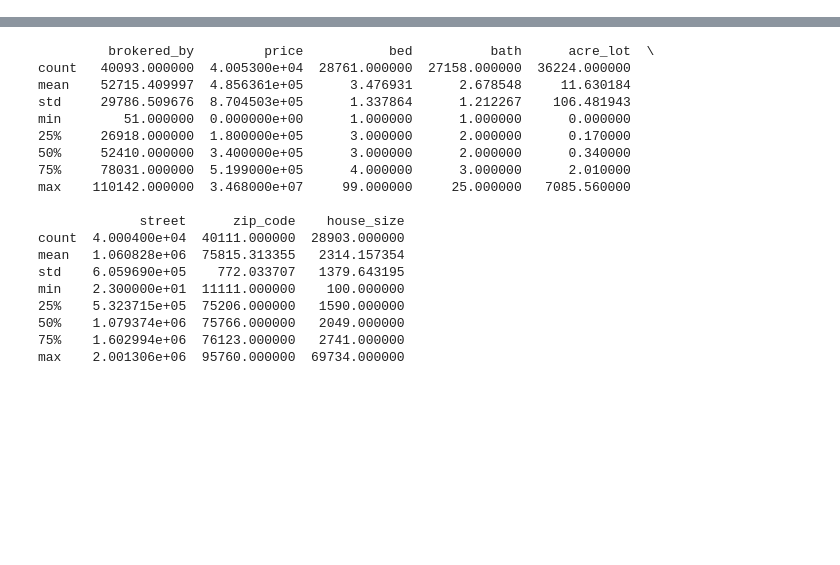
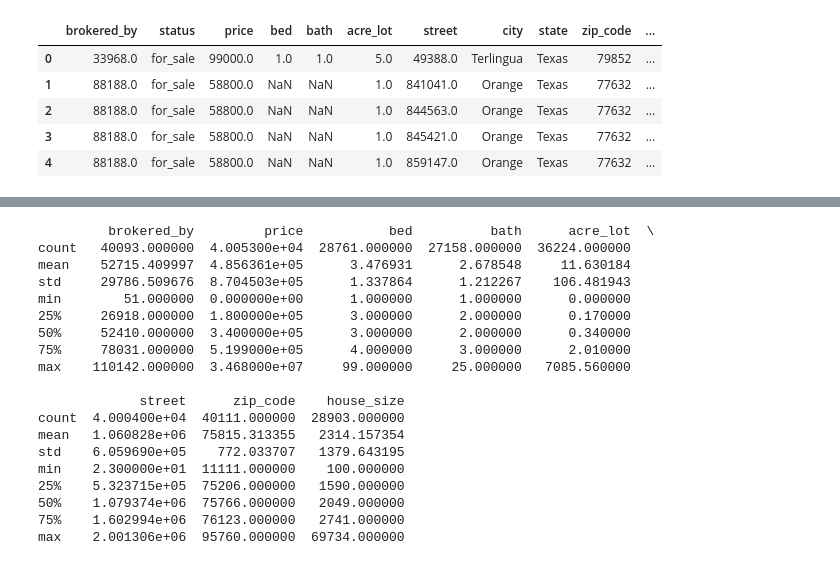
Before and after one commit to trentlerma/groupthreeproject, a Jupyter notebook: Project 2.ipynb, the cells around one changed output, grey strips where cells are left out. Drawn from its saved outputs; the diff is of its cells as text; code cells hidden in the pictures; blank space fills up the shorter version.

```diff
--- a/Project 2.ipynb
+++ b/Project 2.ipynb
@@ -9,3 +22,12 @@ from sklearn.preprocessing import OneHotEncoder, OrdinalEncoder
 # Load the dataset into a pandas DataFrame
 
 Real_Estate_data_df = pd.read_csv('USA Real Estate Dataset new.csv')
+# %%
+Real_Estate_data_df.head()
+# %% [output]
+|  | brokered_by | status | price | bed | bath | acre_lot | street | city | state | zip_code | ... |
+| 0 | 33968.0 | for_sale | 99000.0 | 1.0 | 1.0 | 5.0 | 49388.0 | Terlingua | Texas | 79852 | ... |
+| 1 | 88188.0 | for_sale | 58800.0 | NaN | NaN | 1.0 | 841041.0 | Orange | Texas | 77632 | ... |
+| 2 | 88188.0 | for_sale | 58800.0 | NaN | NaN | 1.0 | 844563.0 | Orange | Texas | 77632 | ... |
+| 3 | 88188.0 | for_sale | 58800.0 | NaN | NaN | 1.0 | 845421.0 | Orange | Texas | 77632 | ... |
+| 4 | 88188.0 | for_sale | 58800.0 | NaN | NaN | 1.0 | 859147.0 | Orange | Texas | 77632 | ... |
```
Also changed, not shown: parts of 62 cells of this notebook.
